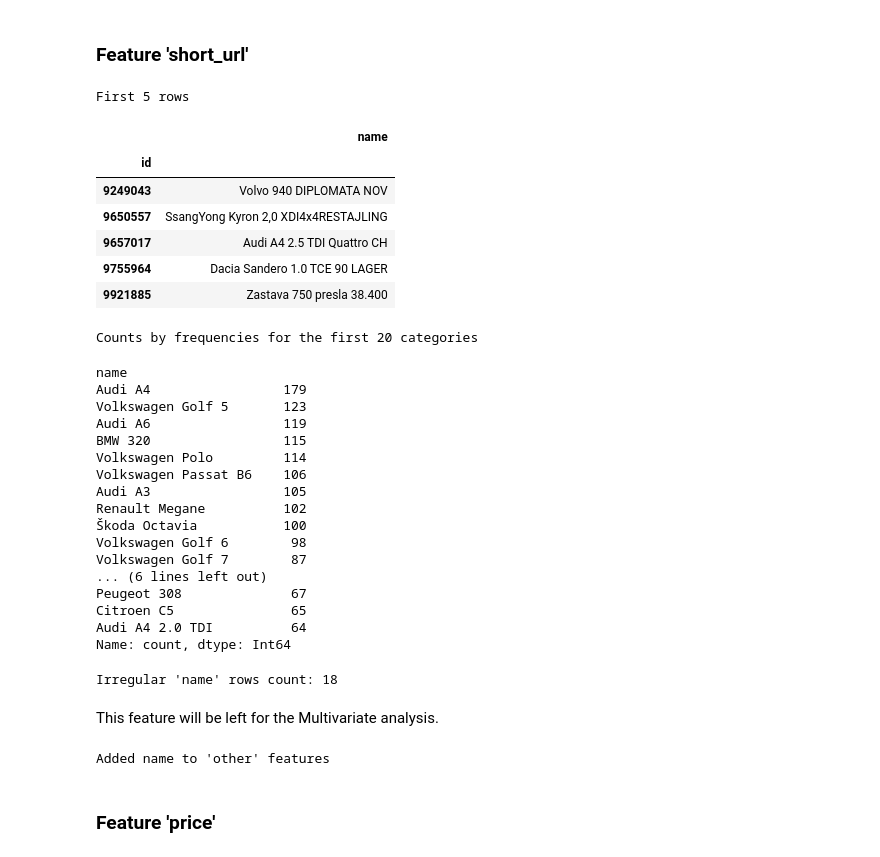
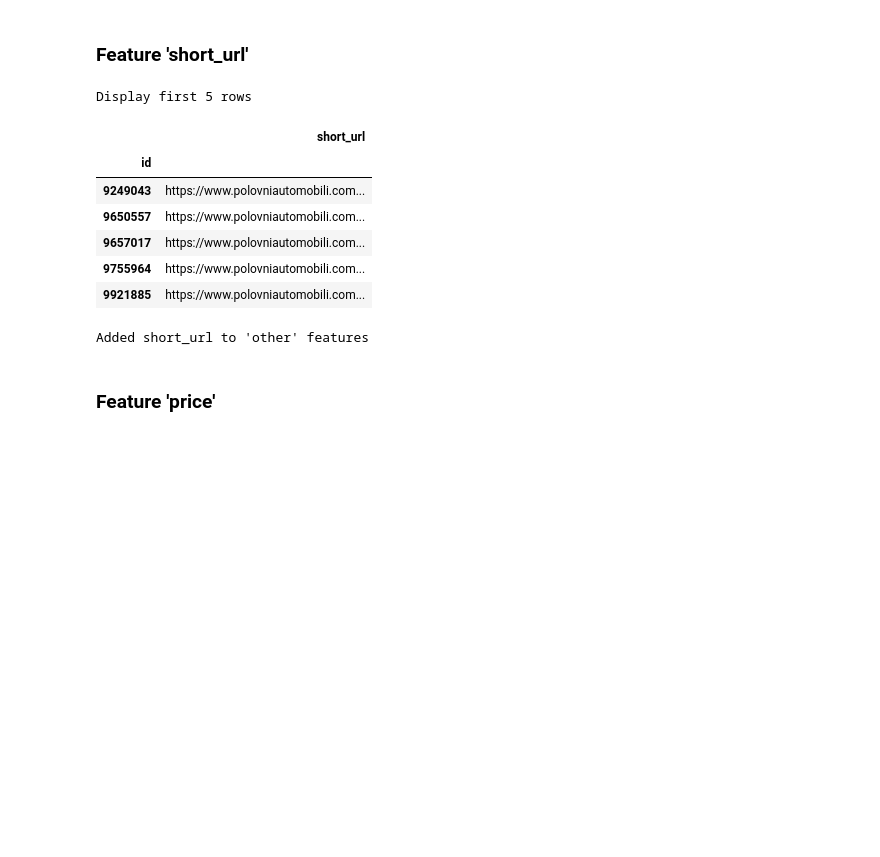
Before and after one commit to aleksa-radojicic/second_hand_car_price_prediction, a Jupyter notebook: notebooks/1_UnivariateAnalysis.ipynb, the cells around one changed output. Saved outputs shown, nothing was run; the diff lists cells and outputs as text; code cells hidden in the pictures; blank space fills up the shorter version.

Commit message:
Cleaned columns up to columns from AdditionalInformation section using more modular approach (UnivarA)

```diff
--- a/notebooks/1_UnivariateAnalysis.ipynb
+++ b/notebooks/1_UnivariateAnalysis.ipynb
@@ -101,7 +101,7 @@ def initial_clean_da(
 
     return df, features_info
 # %%
-df, features_info = initial_clean_da(df=df, features_info=features_info)
+df, features_info = initial_clean_nb(df=df, features_info=features_info)
 # %% [output]
 Transformed column type to string
 Added prefix 'gi_' to columns from table general_informations
@@ -112,10 +112,10 @@ Removing gi_fixed_price that is poorly scraped
 ### Feature 'name'
 # %%
 @preprocess_init
-def cf_name_da(
+def cf_name_nb(
     df: pd.DataFrame, features_info: FeaturesInfo
 ) -> Tuple[pd.DataFrame, FeaturesInfo]:
-    feature_name = da_utils.get_feature_name()
+    feature_name = nb_utils.get_feature_name()
 
     print("First 5 rows")
     display(df[[feature_name]].head())
@@ -137,7 +137,7 @@ def cf_name_da(
 
     return df, features_info
 # %%
-df, features_info = cf_name_da(df=df, features_info=features_info)
+df, features_info = cf_name_nb(df=df, features_info=features_info)
 # %% [output]
 First 5 rows
 |  | name |
@@ -172,10 +172,10 @@ Added name to 'other' features
 ### Feature 'short_url'
 # %%
 @preprocess_init
-def cf_short_url_da(
+def cf_short_url_nb(
     df: pd.DataFrame, features_info: FeaturesInfo
 ) -> Tuple[pd.DataFrame, FeaturesInfo]:
-    feature_name = da_utils.get_feature_name()
+    feature_name = nb_utils.get_feature_name()
 
     print("Display first 5 rows")
     display(df[[feature_name]].head())
@@ -186,37 +186,17 @@ def cf_short_url_da(
 
     return df, features_info
 # %%
-df, features_info = cf_name_da(df=df, features_info=features_info)
+df, features_info = cf_short_url_nb(df=df, features_info=features_info)
 # %% [output]
-First 5 rows
+Display first 5 rows
-|  | name |
+|  | short_url |
 | id |  |
-| 9249043 | Volvo 940 DIPLOMATA NOV |
-| 9650557 | SsangYong Kyron 2,0 XDI4x4RESTAJLING |
-| 9657017 | Audi A4 2.5 TDI Quattro CH |
-| 9755964 | Dacia Sandero 1.0 TCE 90 LAGER |
-| 9921885 | Zastava 750 presla 38.400 |
+| 9249043 | https://www.polovniautomobili.com... |
+| 9650557 | https://www.polovniautomobili.com... |
+| 9657017 | https://www.polovniautomobili.com... |
+| 9755964 | https://www.polovniautomobili.com... |
+| 9921885 | https://www.polovniautomobili.com... |
-Counts by frequencies for the first 20 categories
+Added short_url to 'other' features
-name
-Audi A4                 179
-Volkswagen Golf 5       123
-Audi A6                 119
-BMW 320                 115
-Volkswagen Polo         114
-Volkswagen Passat B6    106
-Audi A3                 105
-Renault Megane          102
-Škoda Octavia           100
-Volkswagen Golf 6        98
-Volkswagen Golf 7        87
-... (6 lines left out)
-Peugeot 308              67
-Citroen C5               65
-Audi A4 2.0 TDI          64
-Name: count, dtype: Int64
-Irregular 'name' rows count: 18
-This feature will be left for the Multivariate analysis.
-Added name to 'other' features
 # %% [markdown]
 ### Feature 'price'
 # %%
```
Also changed, not shown: parts of 62 cells of this notebook, 2 other files.
